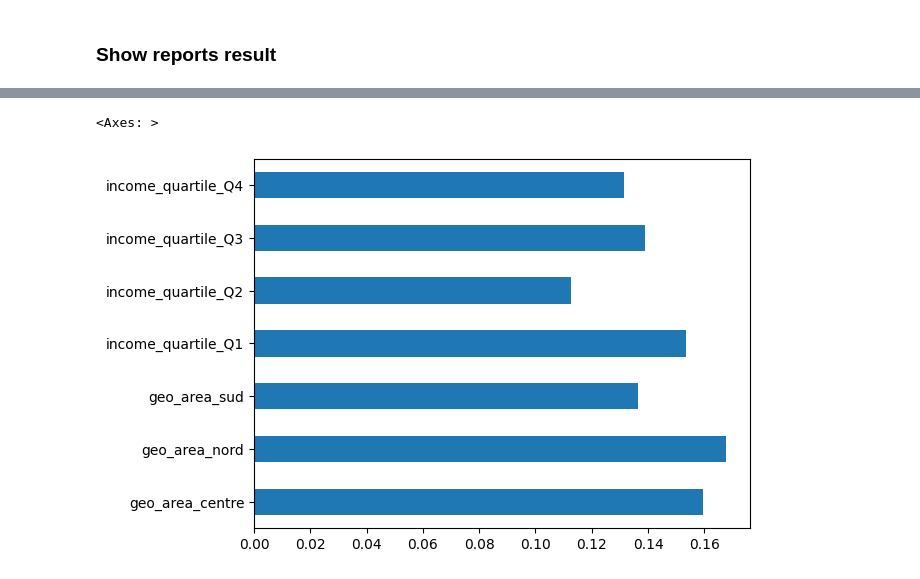
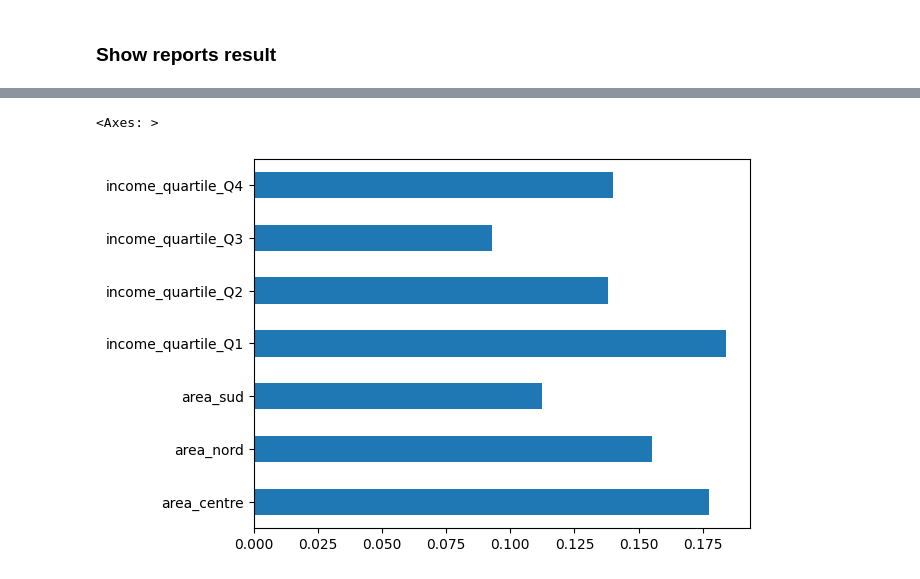
Before and after one commit to ares-17/ItalianSignNet, a Jupyter notebook: src/models/notebook.ipynb, the cells around one changed output, grey strips where cells are left out. Saved outputs shown, nothing was run; the diff lists cells and outputs as text; code cells hidden in the pictures.

```diff
--- a/src/models/notebook.ipynb
+++ b/src/models/notebook.ipynb
@@ -522,7 +442,7 @@ x = layers.BatchNormalization()(x)
 x = layers.Dropout(0.2)(x)
 outputs = layers.Dense(43, activation='softmax')(x)
 
-model_mnv2 = models.Model(inputs=base.input, outputs=outputs, name="mobilenet_v2_traffic_signs")
-model_mnv2.summary()
+mobileNetV2 = models.Model(inputs=base.input, outputs=outputs, name="mobilenet_v2_traffic_signs")
+mobileNetV2.summary()
 # %% [output]
 WARNING:tensorflow:`input_shape` is undefined or non-square, or `rows` is not in [96, 128, 160, 192, 224]. Weights for input shape (224, 224) will be loaded as the default.
@@ -1063,6 +929,29 @@ I seguenti report sono adoperati per applicare una analisi statica rigorosa con
 - Test parametrici (t-test) e non parametrici (Mann-Whitney) appropriati
 
 Le valutazioni sono compiute sull'analisi di eventuali bias geografici che socio-economici. Questi ultimi sono derivati leggendo il reddito medio per contribuente indicizzato per ogni comune italiano nel quale ricade almeno un cartello stradale riconosciuto.
+# %%
+def cliffs_delta(x, y):
+    """
+    Calcola Cliff's Delta tra due distribuzioni x e y.
+    Restituisce delta e interpretazione qualitativa.
+    """
+    # Calcolo tutte le coppie
+    more = sum(a > b for a in x for b in y)
+    less = sum(a < b for a in x for b in y)
+    delta = (more - less) / (len(x) * len(y))
+
+    # Interpretazione qualitativa (Romano et al., 2006)
+    abs_delta = abs(delta)
+    if abs_delta < 0.147:
+        size = "negligible"
+    elif abs_delta < 0.33:
+        size = "small"
+    elif abs_delta < 0.474:
+        size = "medium"
+    else:
+        size = "large"
+
+    return delta, size
 # %%
 from scipy.stats import shapiro, ttest_ind, mannwhitneyu
 from pathlib import Path
@@ -1117,9 +1006,7 @@ def is_normal_distribution(distribution):
 def compare_groups(df: pd.DataFrame, col_group: str, group1, group2):
     """
     Esegue test di normalità e confronto (t-test o Mann-Whitney)
-    df: DataFrame con colonna 'confidence'
-    col_group: colonna da usare come chiave di gruppo ('income_quartile' o 'geo_area')
-    group1, group2: i due valori da confrontare
+    Calcola anche Cliff's Delta.
     """
     conf_a = df[df[col_group] == group1]["confidence"]
     conf_b = df[df[col_group] == group2]["confidence"]
@@ -1134,6 +1021,8 @@ def compare_groups(df: pd.DataFrame, col_group: str, group1, group2):
         stat, pval = mannwhitneyu(conf_a, conf_b)
         test_used = "Mann-Whitney"
 
+    delta, effect_size = cliffs_delta(conf_a, conf_b)
+
     return {
         "gruppo_1": group1,
         "gruppo_2": group2,
@@ -1141,8 +1030,11 @@ def compare_groups(df: pd.DataFrame, col_group: str, group1, group2):
         "normalità_2": normal_b,
         "test": test_used,
         "statistica": stat,
-        "p_value": pval
+        "p_value": pval,
+        "cliffs_delta": delta,
+        "effect_size": effect_size
     }
+
 
 def run_all_couple_comparisons(df: pd.DataFrame, col_group: str) -> pd.DataFrame:
     """
@@ -1169,7 +1061,7 @@ def analyze_models(models_info):
     for model_name, model_data in models_info.items():
         current_model = model_data['model']
 
-        # df con :filename, true_labels, predicted_labels, confidence, prediction_correct (bool)
+        # df con: filename, true_labels, predicted_labels, confidence, prediction_correct (bool)
         results_df = get_test_results(current_model)
         # join dei df
         full_df = pd.merge(results_df, metadata_df, on="filename", how="inner")
@@ -1177,7 +1069,7 @@ def analyze_models(models_info):
         correct_df = filter_by_correctness(full_df, correct=True)
 
         # Step 5-6: esegui analisi e aggiungi identificativo
-        geo_df = run_all_couple_comparisons(correct_df, "geo_area")
+        geo_df = run_all_couple_comparisons(correct_df, "area")
         geo_df['model_name'] = model_name
 
         income_df = run_all_couple_comparisons(correct_df, "income_quartile")
@@ -1420,14 +1363,14 @@ Test KS: statistic=0.500, p-value=0.031
 # %%
 from sklearn.ensemble import RandomForestClassifier
 
 # Preparazione dati
-X = all_correct_df[['geo_area', 'income_quartile']]
+X = all_correct_df[['area', 'income_quartile']]
 X = pd.get_dummies(X)
 y = all_correct_df['confidence'] > all_correct_df['confidence'].median()
 
 # Modello interpretativo
 rf = RandomForestClassifier().fit(X, y)
 pd.Series(rf.feature_importances_, index=X.columns).plot.barh()
 # %% [output]
 <Axes: >
-[figure, old version]
+[figure, new version]
```
Also changed, not shown: parts of 29 cells of this notebook, 3 other files.
